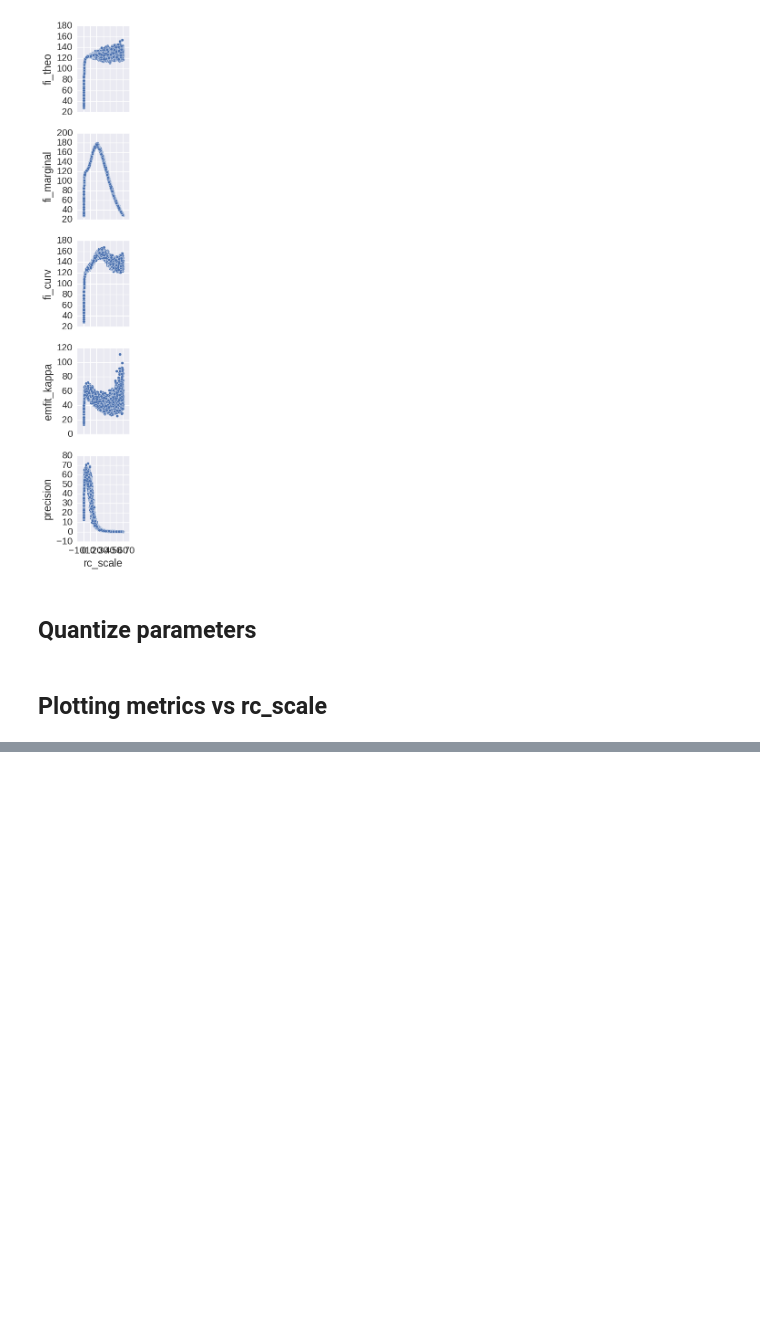
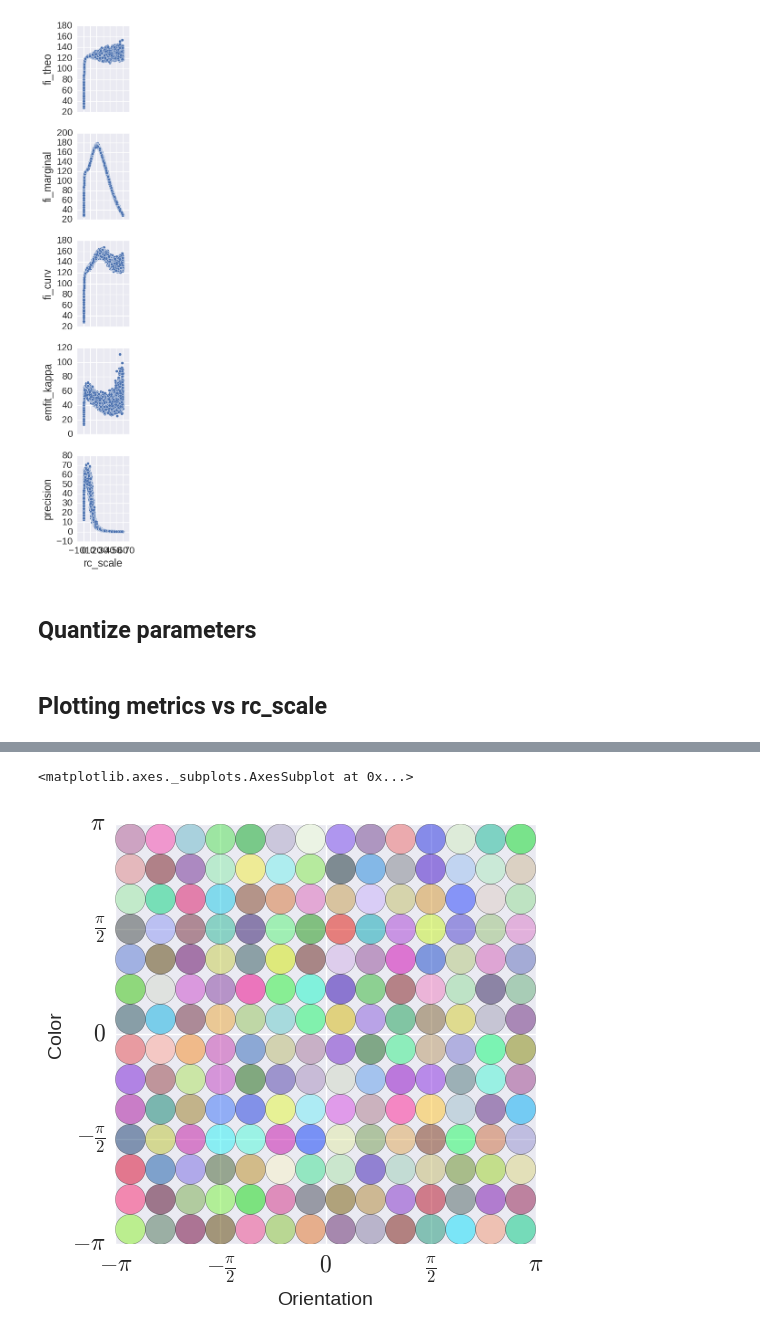
Before and after one commit to Azhag/Bayesian-visual-working-memory, a Jupyter notebook: Experiments/fisherinfo_new_2016/notebook_fisher_random_large_3try_220117.ipynb, the cells around one changed output, grey strips where cells are left out. Saved outputs shown, nothing was run; the diff lists cells and outputs as text; code cells hidden in the pictures; blank space fills up the shorter version.

```diff
--- a/Experiments/fisherinfo_new_2016/notebook_fisher_random_large_3try_220117.ipynb
+++ b/Experiments/fisherinfo_new_2016/notebook_fisher_random_large_3try_220117.ipynb
@@ -284,0 +340,5 @@ plt.legend(loc='best')
+# %%
+network.plot_coverage_feature_space()
+# %% [output]
+<matplotlib.axes._subplots.AxesSubplot at 0x...>
+[figure, added]
```
Also changed, not shown: parts of 12 cells of this notebook, 3 other files.
